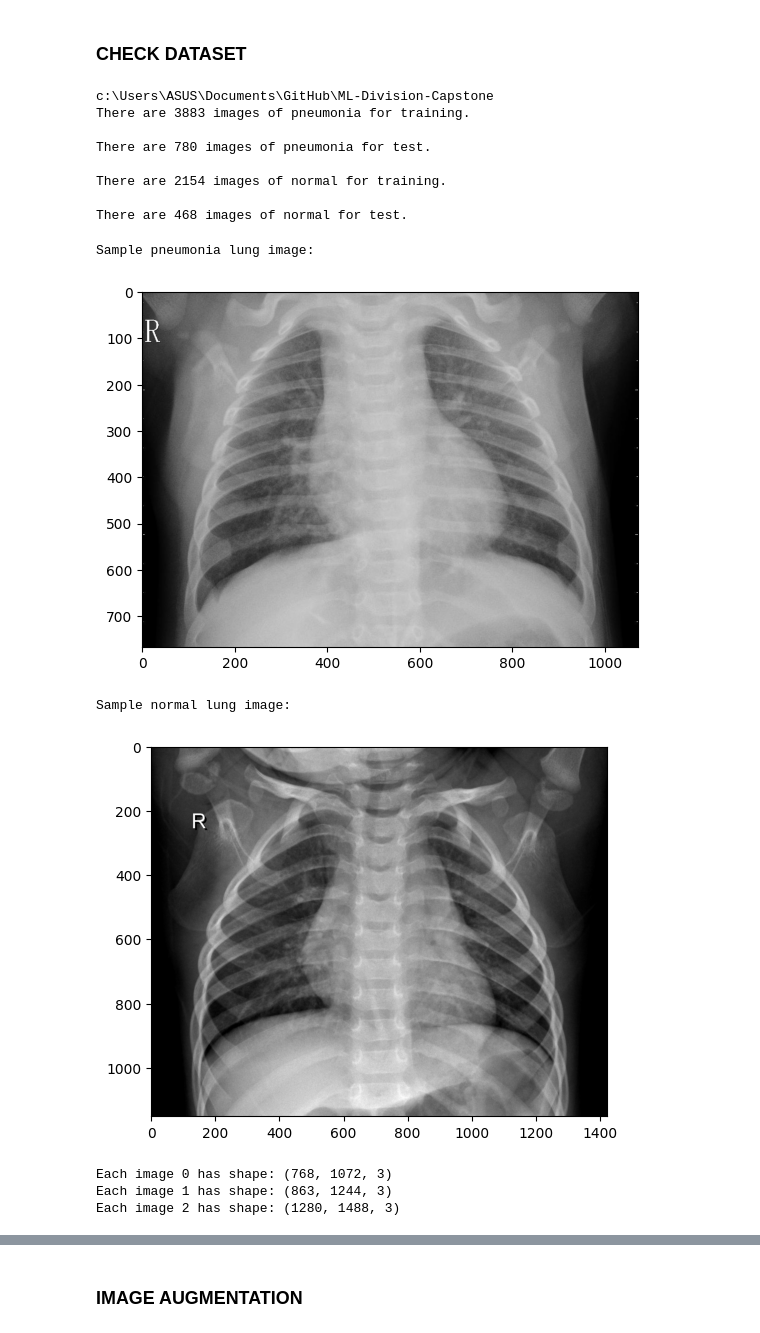
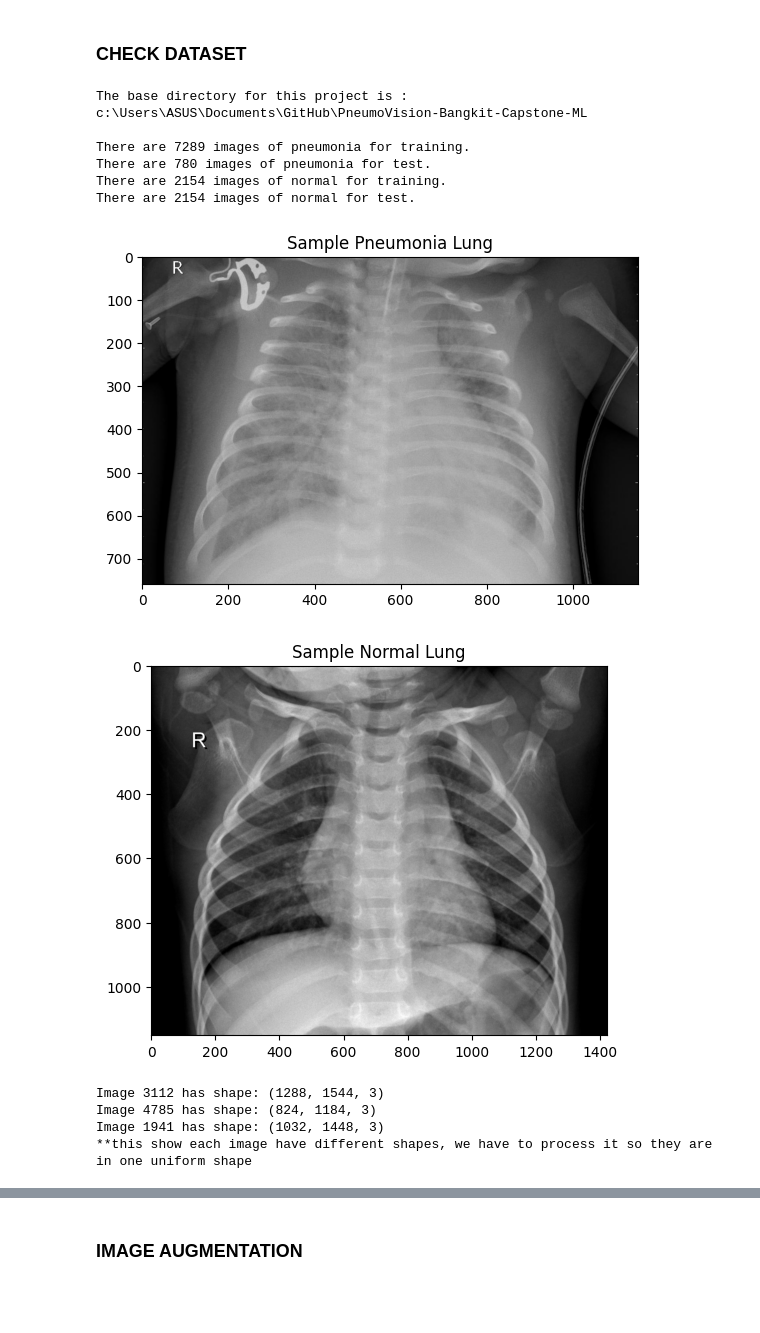
Before and after one commit to AdnanBayu/PneumoVision-Bangkit-Capstone-ML, a Jupyter notebook: create_model.ipynb, the cells around one changed output, grey strips where cells are left out. Cells and saved outputs as stored; diff of their text form; code cells hidden in the pictures; blank space fills up the shorter version.

```diff
--- a/create_model.ipynb
+++ b/create_model.ipynb
@@ -133,61 +119,62 @@ shutil.rmtree('pediatric-pneumonia-chest-xray', ignore_errors=True)
 ### CHECK DATASET
 # %%
 base_dir = os.getcwd()
-print(base_dir)
+print("The base directory for this project is :", base_dir, "\n")
 
 train_dir = os.path.join(base_dir, 'TRAIN')
-val_dir = os.path.join(base_dir, 'TEST')
+test_dir = os.path.join(base_dir, 'TEST')
 
 train_pneumonia_dir = os.path.join(train_dir, 'PNEUMONIA')
 train_normal_dir = os.path.join(train_dir, 'NORMAL')
-test_pneumonia_dir = os.path.join(val_dir, 'PNEUMONIA')
-test_normal_dir = os.path.join(val_dir, 'NORMAL')
+test_pneumonia_dir = os.path.join(test_dir, 'PNEUMONIA')
+test_normal_dir = os.path.join(test_dir, 'NORMAL')
 
-print(f"There are {len(os.listdir(train_pneumonia_dir))} images of pneumonia for training.\n")
-print(f"There are {len(os.listdir(test_pneumonia_dir))} images of pneumonia for test.\n")
-print(f"There are {len(os.listdir(train_normal_dir))} images of normal for training.\n")
-print(f"There are {len(os.listdir(test_normal_dir))} images of normal for test.\n")
+print(f"There are {len(os.listdir(train_pneumonia_dir))} images of pneumonia for training.")
+print(f"There are {len(os.listdir(test_pneumonia_dir))} images of pneumonia for test.")
+print(f"There are {len(os.listdir(train_normal_dir))} images of normal for training.")
+print(f"There are {len(os.listdir(test_normal_dir))} images of normal for test.")
 # %% [output]
-c:\Users\ASUS\Documents\GitHub\ML-Division-Capstone
-There are 3883 images of pneumonia for training.
+The base directory for this project is : c:\Users\ASUS\Documents\GitHub\PneumoVision-Bangkit-Capstone-ML
 
+There are 7289 images of pneumonia for training.
 There are 780 images of pneumonia for test.
-
 There are 2154 images of normal for training.
-
-There are 468 images of normal for test.
+There are 2154 images of normal for test.
 # %%
 def check_sample(pneumonia_dir, normal_dir, index:int):
-    print("Sample pneumonia lung image:")
     plt.imshow(load_img(f"{os.path.join(pneumonia_dir, os.listdir(pneumonia_dir)[index])}"))
+    plt.title("Sample Pneumonia Lung")
     plt.show()
 
-    print("\nSample normal lung image:")
     plt.imshow(load_img(f"{os.path.join(normal_dir, os.listdir(normal_dir)[index])}"))
+    plt.title("Sample Normal Lung")
     plt.show()
 
 check_sample(train_pneumonia_dir, train_normal_dir, 1)
 # %% [output]
-Sample pneumonia lung image:
-[figure, old version]
+[figure, new version]
-Sample normal lung image:
-[figure, old version]
+[figure, new version]
 # %%
 #Check Image Shape
+import numpy as np;
 
 def check_image_shape(index1:int, index2:int, index3:int):
-    sample_image1  = load_img(f"{os.path.join(train_pneumonia_dir, os.listdir(train_pneumonia_dir)[index1])}")
-    sample_image2  = load_img(f"{os.path.join(train_pneumonia_dir, os.listdir(train_pneumonia_dir)[index2])}")
-    sample_image3  = load_img(f"{os.path.join(train_pneumonia_dir, os.listdir(train_pneumonia_dir)[index3])}")
+    index = np.random.randint(low=0, high=len(os.listdir(train_pneumonia_dir)), size=3)
+    sample_image1  = load_img(f"{os.path.join(train_pneumonia_dir, os.listdir(train_pneumonia_dir)[index[0]])}")
+    sample_image2  = load_img(f"{os.path.join(train_pneumonia_dir, os.listdir(train_pneumonia_dir)[index[1]])}")
+    sample_image3  = load_img(f"{os.path.join(train_pneumonia_dir, os.listdir(train_pneumonia_dir)[index[2]])}")
 
     # Check image shape
     sample_array = [img_to_array(sample_image1), img_to_array(sample_image2), img_to_array(sample_image3)]
 
-    for i in range(0,3):
-        print(f"Each image {i} has shape: {sample_array[i].shape}")
+    for i in range(len(sample_array)):
+        print(f"Image {index[i]} has shape: {sample_array[i].shape}")
+
+    print("**this show each image have different shapes, we have to process it so they are in one uniform shape" )
 
 check_image_shape(1,2,4)
 # %% [output]
-Each image 0 has shape: (768, 1072, 3)
-Each image 1 has shape: (863, 1244, 3)
-Each image 2 has shape: (1280, 1488, 3)
+Image 3112 has shape: (1288, 1544, 3)
+Image 4785 has shape: (824, 1184, 3)
+Image 1941 has shape: (1032, 1448, 3)
+**this show each image have different shapes, we have to process it so they are in one uniform shape
```
Also changed, not shown: parts of 25 cells of this notebook, 46 other files.
